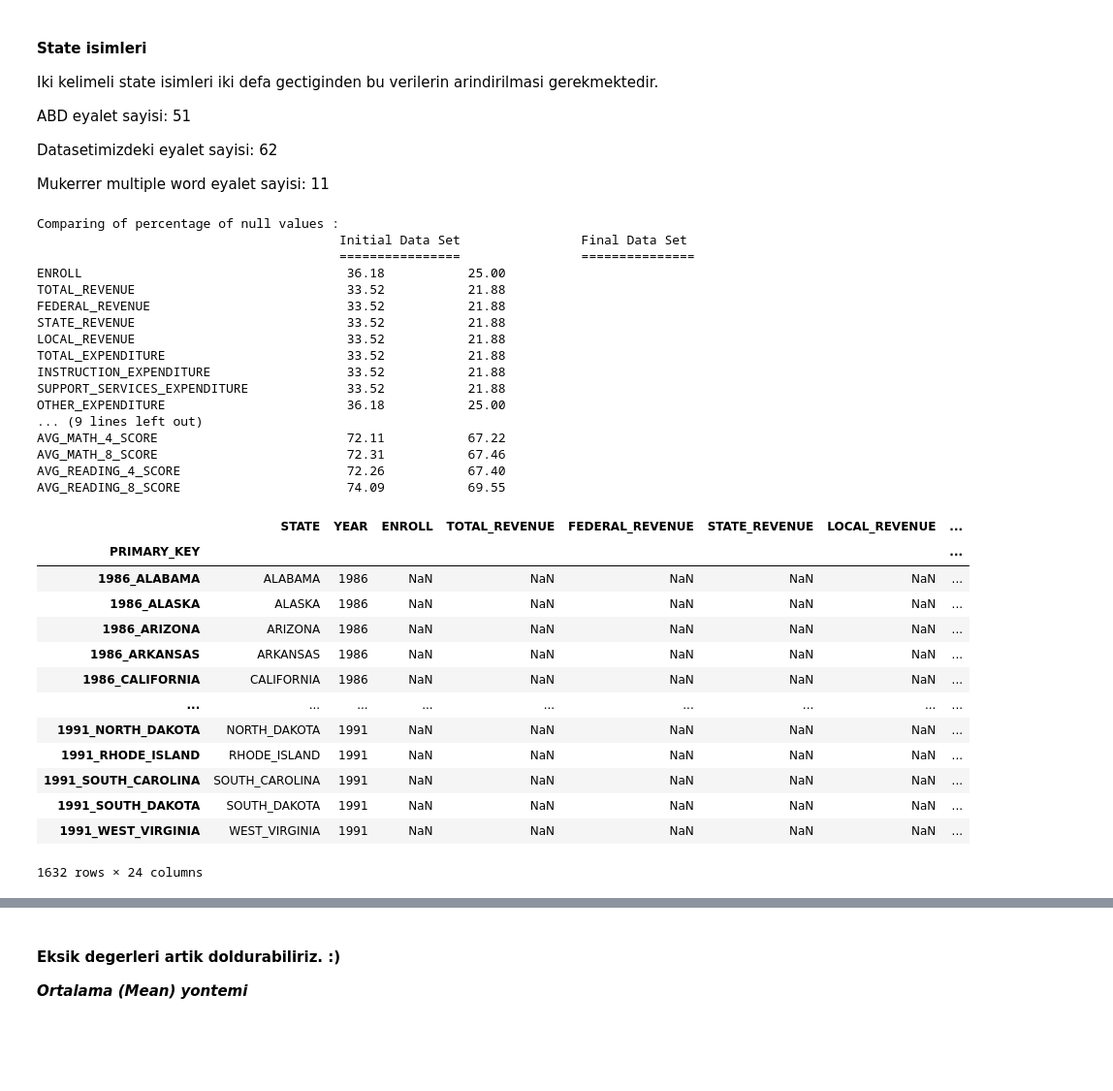
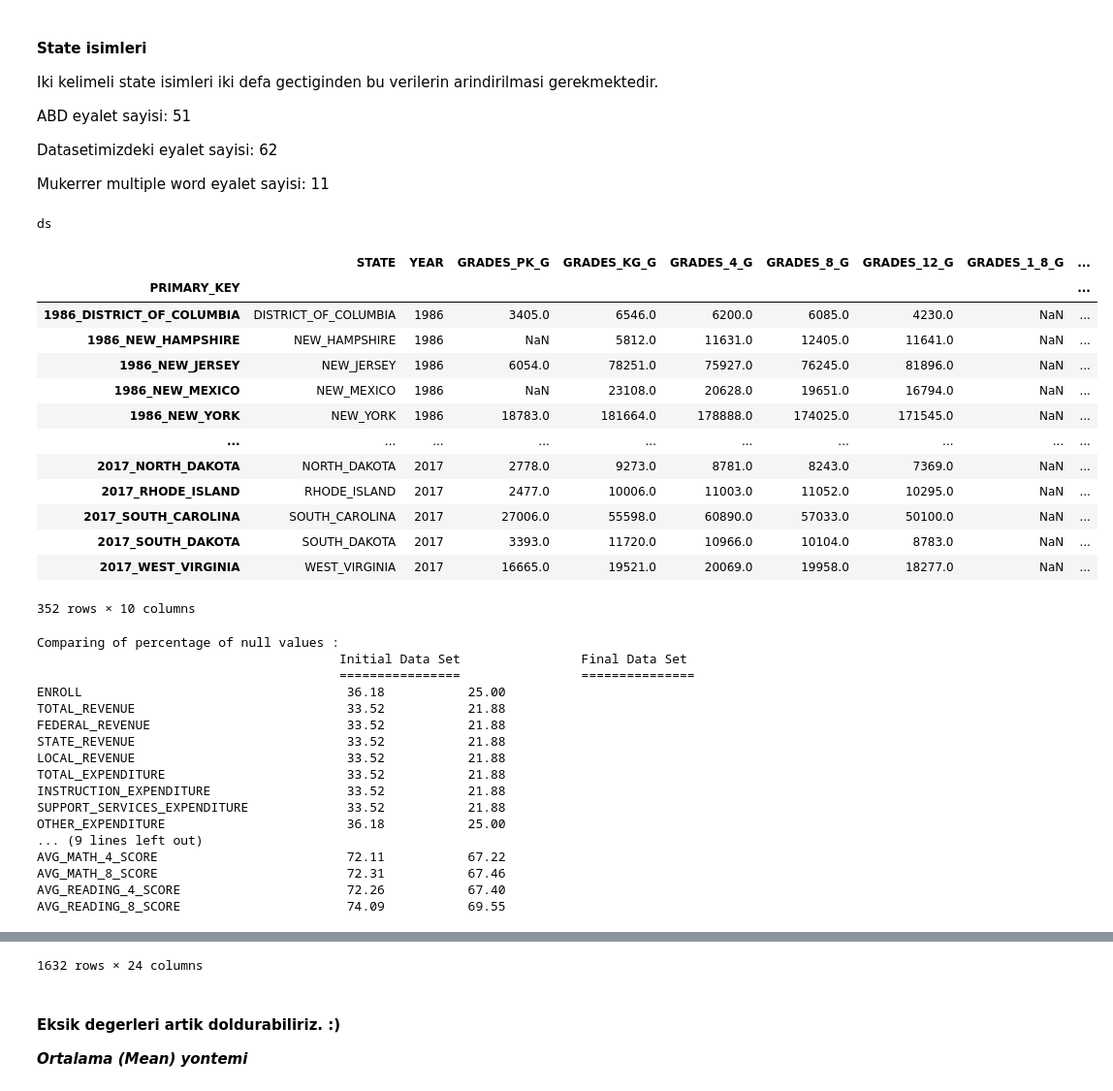
Before and after one commit to ahmetpergamum/datascience, a Jupyter notebook: 03_exploratory_analysis/assignment03datacleaning.ipynb, the cells around one changed output, grey strips where cells are left out. Shown at 97% size. Saved outputs shown, nothing was run; the diff lists cells and outputs as text; code cells hidden in the pictures; blank space fills up the shorter version.

```diff
--- a/03_exploratory_analysis/assignment03datacleaning.ipynb
+++ b/03_exploratory_analysis/assignment03datacleaning.ipynb
@@ -122,7 +122,7 @@ for state in list_of_underscored:
 for state in list_of_spaced:
     #print(i.replace(' ','_'))
     ds = ds.replace(state , state.replace(' ','_'))
-    for year in dd.YEAR.unique():
+    for year in ds.YEAR.unique():
         pkey = str(year)+'_'+state
         ds = ds.replace(pkey , pkey.replace(' ','_'))
 
@@ -151,6 +151,10 @@ for column in cnames[2:]:
 
 # drop fully null columns in ds
 ds.drop(columns=droplist, inplace = True)
+#ds.dropna(how='all', axis=1)
+
+print('ds')
+display(ds)
 
 # make new a drop column list for du dataframe which has entirely null columns
 droplist=[]
@@ -194,61 +198,62 @@ dp=dp.sort_index()
 
 # see if there is fully null droppable column
 dp.isnull().mean()*100 # no there is not
 
 dc = pd.concat([dp,dmerged])
 
 
 dc.isnull().mean()*100
 #dc=dc.sort_index()
 
 
 # after concat operation and end of the data cleaning see the percentage of null values
 # all of the columns' percentage dropped and some of them are zeroed
 
 print('Comparing of percentage of null values :')
 print('\t\t\t\t\tInitial Data Set\t\tFinal Data Set')
 print('\t\t\t\t\t================\t\t===============')
 
 di = df.copy()
 di = di.set_index('PRIMARY_KEY')
 di = di.sort_index()
 
 columns = di.columns
 for column in columns[2:]:
     print("{:<35} \t {:.2f} \t\t {:.2f}".format(column, di.isnull().mean()[[column]][0]*100, dc.isnull().mean()[[column]][0]*100))
 
 
 dc.to_csv('states_all_clean.csv')
 dc
 # %% [output]
-Comparing of percentage of null values :
-                                        Initial Data Set                Final Data Set
-                                        ================                ===============
-ENROLL                                   36.18           25.00
-TOTAL_REVENUE                            33.52           21.88
-FEDERAL_REVENUE                          33.52           21.88
-STATE_REVENUE                            33.52           21.88
-LOCAL_REVENUE                            33.52           21.88
-TOTAL_EXPENDITURE                        33.52           21.88
-INSTRUCTION_EXPENDITURE                  33.52           21.88
-SUPPORT_SERVICES_EXPENDITURE             33.52           21.88
-OTHER_EXPENDITURE                        36.18           25.00
-... (9 lines left out)
-AVG_MATH_4_SCORE                         72.11           67.22
-AVG_MATH_8_SCORE                         72.31           67.46
-AVG_READING_4_SCORE                      72.26           67.40
-AVG_READING_8_SCORE                      74.09           69.55
+ds
-|  | STATE | YEAR | ENROLL | TOTAL_REVENUE | FEDERAL_REVENUE | STATE_REVENUE | LOCAL_REVENUE | ... |
-| PRIMARY_KEY |  |  |  |  |  |  |  | ... |
-| 1986_ALABAMA | ALABAMA | 1986 | NaN | NaN | NaN | NaN | NaN | ... |
-| 1986_ALASKA | ALASKA | 1986 | NaN | NaN | NaN | NaN | NaN | ... |
-| 1986_ARIZONA | ARIZONA | 1986 | NaN | NaN | NaN | NaN | NaN | ... |
-| 1986_ARKANSAS | ARKANSAS | 1986 | NaN | NaN | NaN | NaN | NaN | ... |
-| 1986_CALIFORNIA | CALIFORNIA | 1986 | NaN | NaN | NaN | NaN | NaN | ... |
-| ... | ... | ... | ... | ... | ... | ... | ... | ... |
-| 1991_NORTH_DAKOTA | NORTH_DAKOTA | 1991 | NaN | NaN | NaN | NaN | NaN | ... |
-| 1991_RHODE_ISLAND | RHODE_ISLAND | 1991 | NaN | NaN | NaN | NaN | NaN | ... |
-| 1991_SOUTH_CAROLINA | SOUTH_CAROLINA | 1991 | NaN | NaN | NaN | NaN | NaN | ... |
-| 1991_SOUTH_DAKOTA | SOUTH_DAKOTA | 1991 | NaN | NaN | NaN | NaN | NaN | ... |
-| 1991_WEST_VIRGINIA | WEST_VIRGINIA | 1991 | NaN | NaN | NaN | NaN | NaN | ... |
+|  | STATE | YEAR | GRADES_PK_G | GRADES_KG_G | GRADES_4_G | GRADES_8_G | GRADES_12_G | GRADES_1_8_G | ... |
+| PRIMARY_KEY |  |  |  |  |  |  |  |  | ... |
+| 1986_DISTRICT_OF_COLUMBIA | DISTRICT_OF_COLUMBIA | 1986 | 3405.0 | 6546.0 | 6200.0 | 6085.0 | 4230.0 | NaN | ... |
+| 1986_NEW_HAMPSHIRE | NEW_HAMPSHIRE | 1986 | NaN | 5812.0 | 11631.0 | 12405.0 | 11641.0 | NaN | ... |
+| 1986_NEW_JERSEY | NEW_JERSEY | 1986 | 6054.0 | 78251.0 | 75927.0 | 76245.0 | 81896.0 | NaN | ... |
+| 1986_NEW_MEXICO | NEW_MEXICO | 1986 | NaN | 23108.0 | 20628.0 | 19651.0 | 16794.0 | NaN | ... |
+| 1986_NEW_YORK | NEW_YORK | 1986 | 18783.0 | 181664.0 | 178888.0 | 174025.0 | 171545.0 | NaN | ... |
+| ... | ... | ... | ... | ... | ... | ... | ... | ... | ... |
+| 2017_NORTH_DAKOTA | NORTH_DAKOTA | 2017 | 2778.0 | 9273.0 | 8781.0 | 8243.0 | 7369.0 | NaN | ... |
+| 2017_RHODE_ISLAND | RHODE_ISLAND | 2017 | 2477.0 | 10006.0 | 11003.0 | 11052.0 | 10295.0 | NaN | ... |
+| 2017_SOUTH_CAROLINA | SOUTH_CAROLINA | 2017 | 27006.0 | 55598.0 | 60890.0 | 57033.0 | 50100.0 | NaN | ... |
+| 2017_SOUTH_DAKOTA | SOUTH_DAKOTA | 2017 | 3393.0 | 11720.0 | 10966.0 | 10104.0 | 8783.0 | NaN | ... |
+| 2017_WEST_VIRGINIA | WEST_VIRGINIA | 2017 | 16665.0 | 19521.0 | 20069.0 | 19958.0 | 18277.0 | NaN | ... |
-1632 rows × 24 columns
+352 rows × 10 columns
+Comparing of percentage of null values :
+                                        Initial Data Set                Final Data Set
+                                        ================                ===============
+ENROLL                                   36.18           25.00
+TOTAL_REVENUE                            33.52           21.88
+FEDERAL_REVENUE                          33.52           21.88
+STATE_REVENUE                            33.52           21.88
+LOCAL_REVENUE                            33.52           21.88
+TOTAL_EXPENDITURE                        33.52           21.88
+INSTRUCTION_EXPENDITURE                  33.52           21.88
+SUPPORT_SERVICES_EXPENDITURE             33.52           21.88
+OTHER_EXPENDITURE                        36.18           25.00
+... (9 lines left out)
+AVG_MATH_4_SCORE                         72.11           67.22
+AVG_MATH_8_SCORE                         72.31           67.46
+AVG_READING_4_SCORE                      72.26           67.40
+AVG_READING_8_SCORE                      74.09           69.55
@@ -255,3 +273,4 @@ AVG_READING_8_SCORE                      74.09           69.55
+1632 rows × 24 columns
 # %% [markdown]
 #### Eksik degerleri artik doldurabiliriz. :)
 
```
Also changed, not shown: parts of 1 cell of this notebook, 2 other files.
